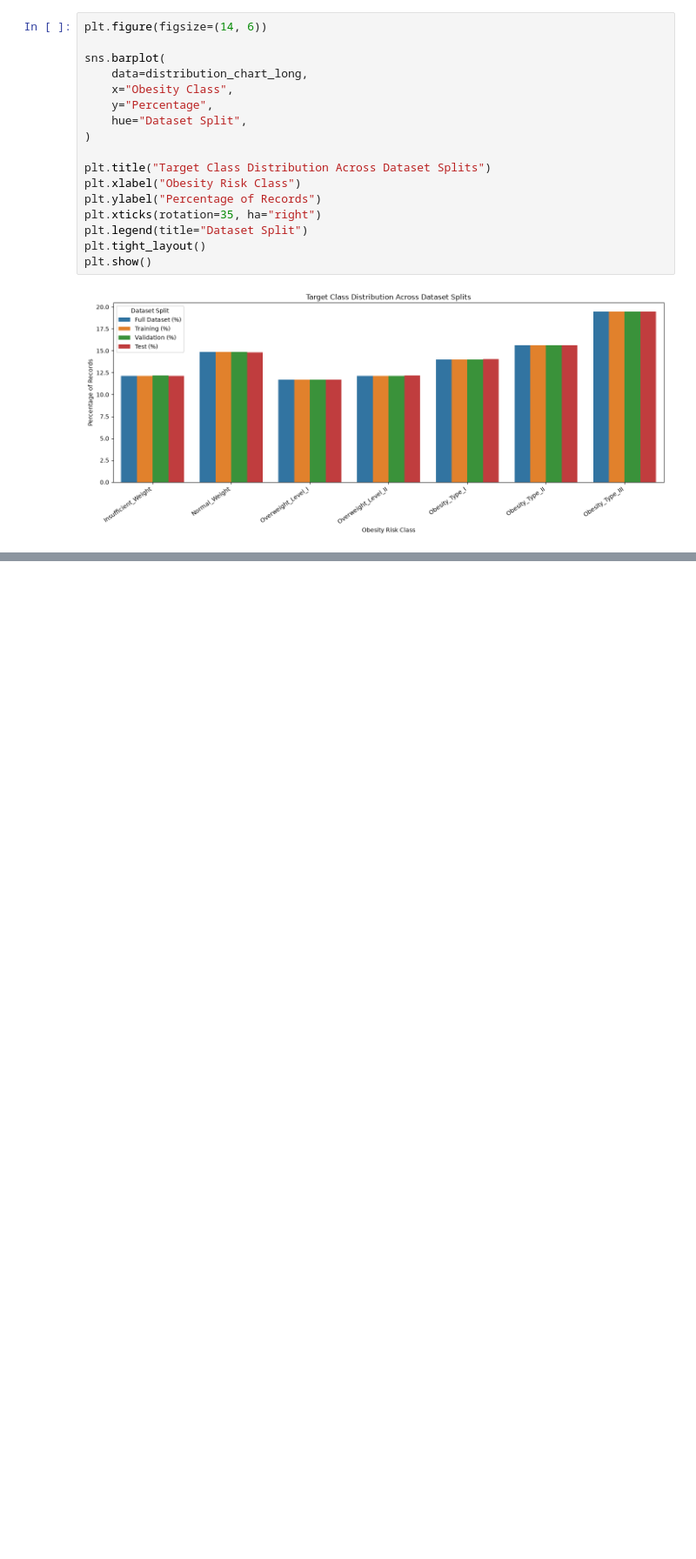
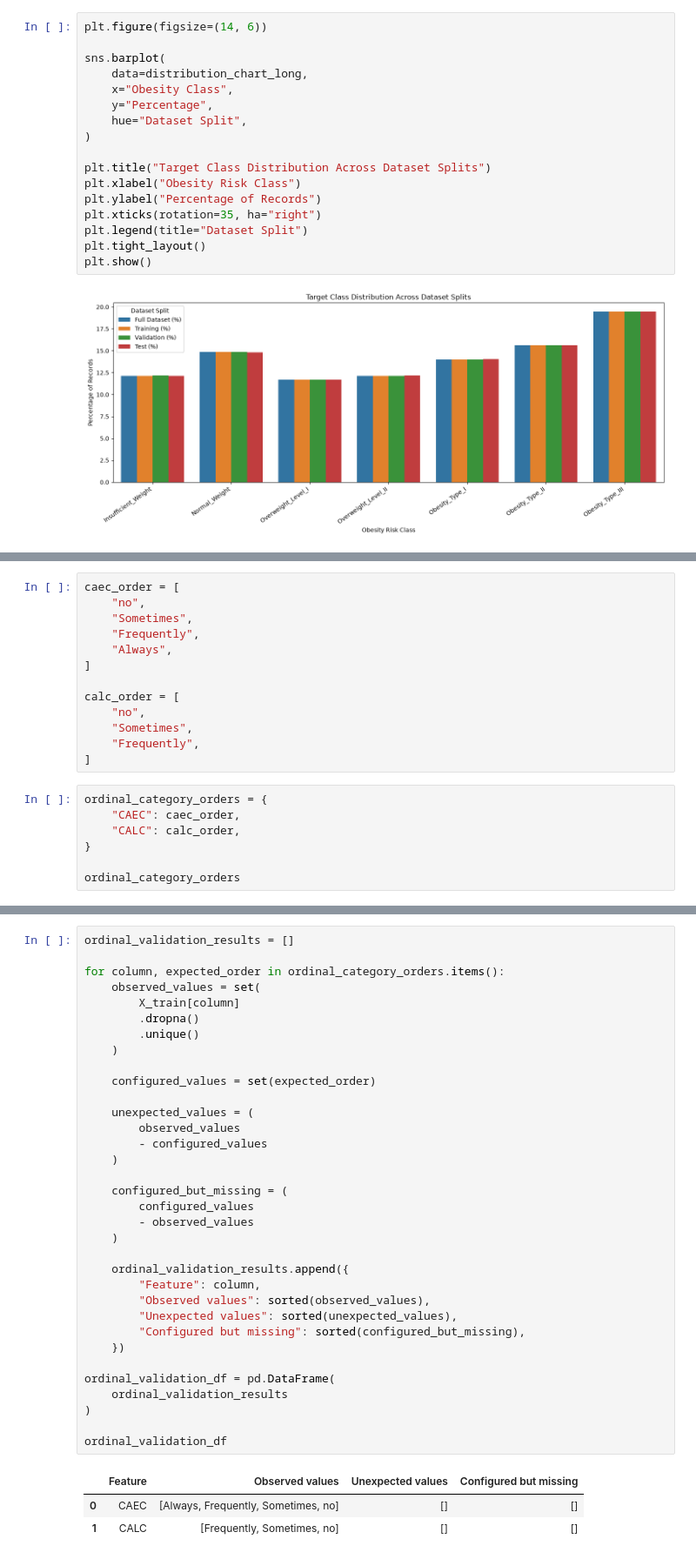
Before and after one commit to SMCodeX7/Obesity-Risk-Intelligence-System, a Jupyter notebook: notebooks/03_preprocessing.ipynb, the cells around one changed output, grey strips where cells are left out. Shown at 87% size. Drawn from its saved outputs; the diff is of its cells as text; blank space fills up the shorter version.

Commit message:
Define ordinal category orders

```diff
--- a/notebooks/03_preprocessing.ipynb
+++ b/notebooks/03_preprocessing.ipynb
@@ -649,0 +663,20 @@ plt.show()
+# %%
+caec_order = [
+    "no",
+    "Sometimes",
+    "Frequently",
+    "Always",
+]
+
+calc_order = [
+    "no",
+    "Sometimes",
+    "Frequently",
+]
+# %%
+ordinal_category_orders = {
+    "CAEC": caec_order,
+    "CALC": calc_order,
+}
+
+ordinal_category_orders
@@ -649,0 +709,38 @@ plt.show()
+# %%
+ordinal_validation_results = []
+
+for column, expected_order in ordinal_category_orders.items():
+    observed_values = set(
+        X_train[column]
+        .dropna()
+        .unique()
+    )
+
+    configured_values = set(expected_order)
+
+    unexpected_values = (
+        observed_values
+        - configured_values
+    )
+
+    configured_but_missing = (
+        configured_values
+        - observed_values
+    )
+
+    ordinal_validation_results.append({
+        "Feature": column,
+        "Observed values": sorted(observed_values),
+        "Unexpected values": sorted(unexpected_values),
+        "Configured but missing": sorted(configured_but_missing),
+    })
+
+ordinal_validation_df = pd.DataFrame(
+    ordinal_validation_results
+)
+
+ordinal_validation_df
+# %% [output]
+|  | Feature | Observed values | Unexpected values | Configured but missing |
+| 0 | CAEC | [Always, Frequently, Sometimes, no] | [] | [] |
+| 1 | CALC | [Frequently, Sometimes, no] | [] | [] |
```
Also changed, not shown: parts of 7 cells of this notebook.
